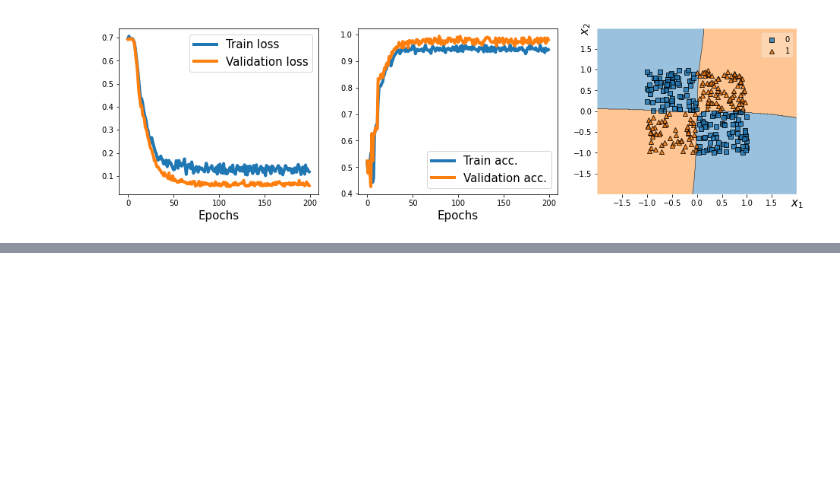
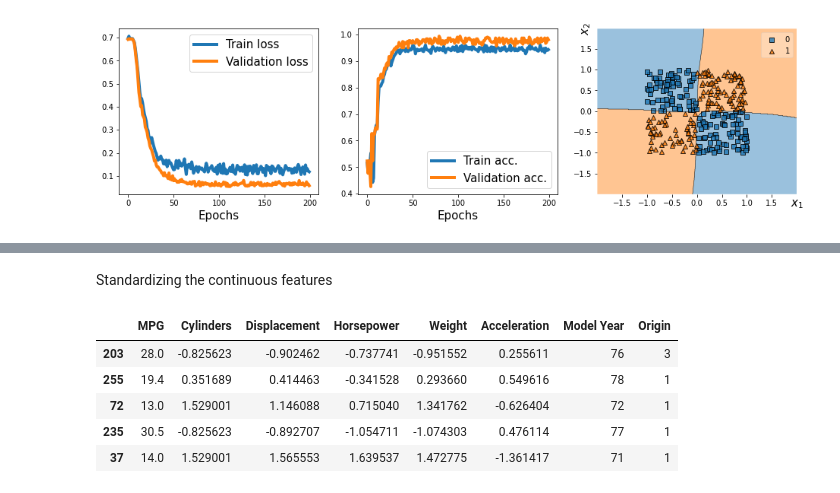
Before and after one commit to dev-SR/Deep-Learning, a Jupyter notebook: 03-pytorch-in-depth/torch_workflow.ipynb, the cells around one changed output, grey strips where cells are left out. Cells and saved outputs as stored; diff of their text form; code cells hidden in the pictures; blank space fills up the shorter version.

```diff
--- a/03-pytorch-in-depth/torch_workflow.ipynb
+++ b/03-pytorch-in-depth/torch_workflow.ipynb
@@ -419,0 +491,26 @@ plt.show()
+# %% [markdown]
+Standardizing the continuous features
+# %%
+numeric_column_names = [
+    "Cylinders",
+    "Displacement",
+    "Horsepower",
+    "Weight",
+    "Acceleration",
+]
+df_train_norm, df_test_norm = df_train.copy(), df_test.copy()
+
+scaler = StandardScaler()
+df_train_norm[numeric_column_names] = scaler.fit_transform(
+    df_train[numeric_column_names]
+)
+df_test_norm[numeric_column_names] = scaler.transform(df_test[numeric_column_names])
+
+df_train_norm.tail()
+# %% [output]
+|  | MPG | Cylinders | Displacement | Horsepower | Weight | Acceleration | Model Year | Origin |
+| 203 | 28.0 | -0.825623 | -0.902462 | -0.737741 | -0.951552 | 0.255611 | 76 | 3 |
+| 255 | 19.4 | 0.351689 | 0.414463 | -0.341528 | 0.293660 | 0.549616 | 78 | 1 |
+| 72 | 13.0 | 1.529001 | 1.146088 | 0.715040 | 1.341762 | -0.626404 | 72 | 1 |
+| 235 | 30.5 | -0.825623 | -0.892707 | -1.054711 | -1.074303 | 0.476114 | 77 | 1 |
+| 37 | 14.0 | 1.529001 | 1.565553 | 1.639537 | 1.472775 | -1.361417 | 71 | 1 |
```
Also changed, not shown: parts of 29 cells of this notebook, 2 other files.
